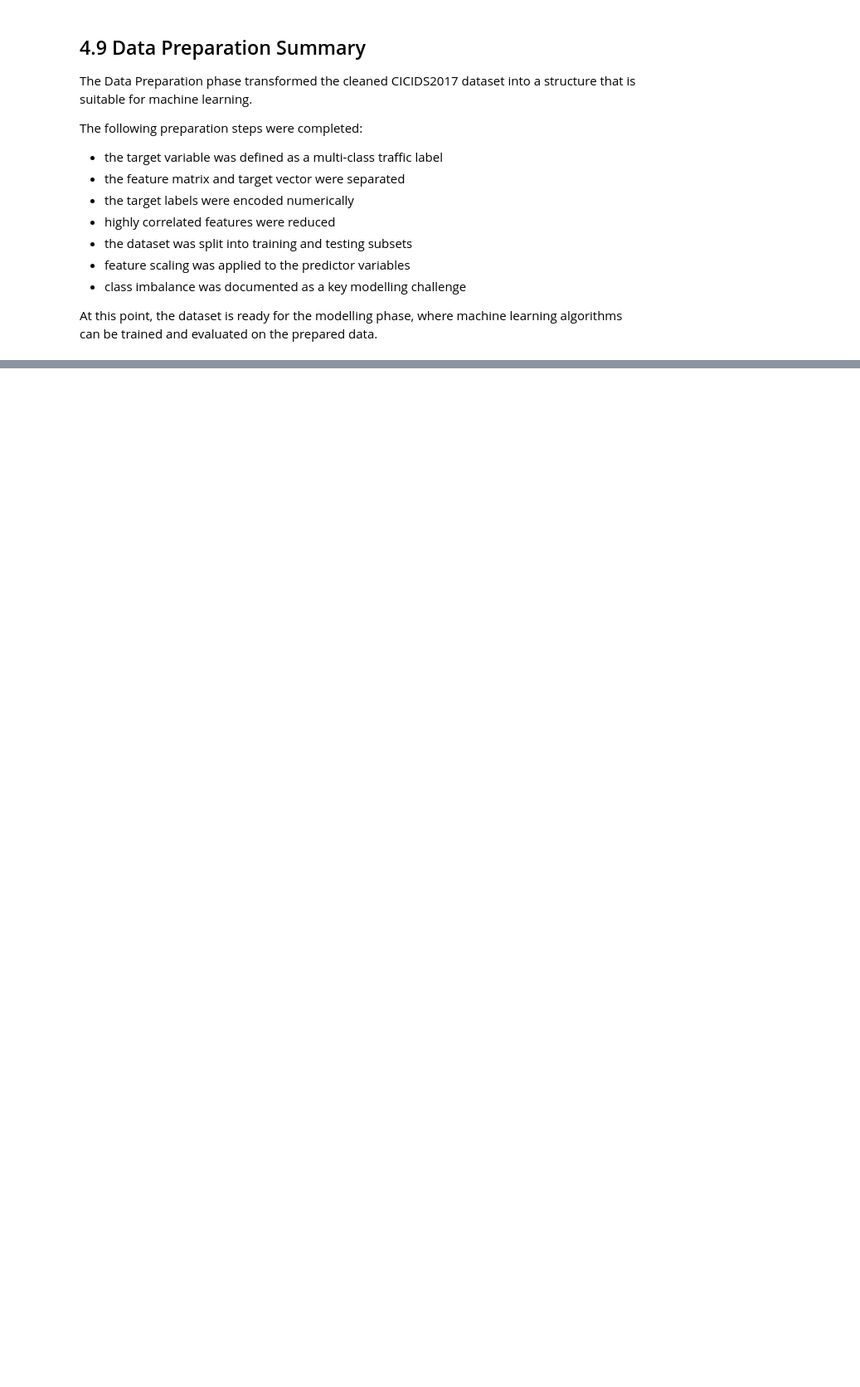
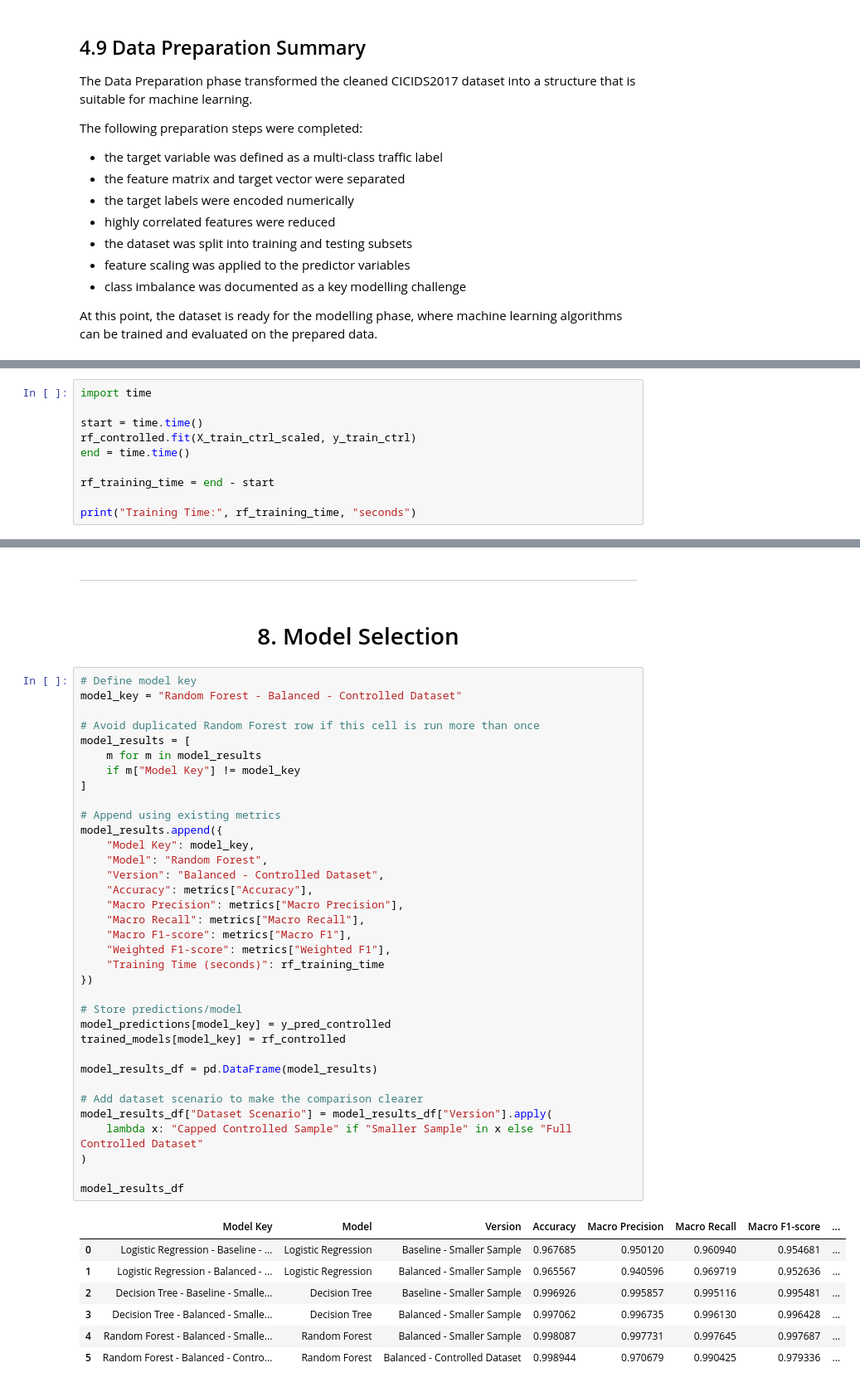
Before and after one commit to Thiago2022161/IDS-CA2-Thiago, a Jupyter notebook: IDS_CA2.ipynb, the cells around one changed output, grey strips where cells are left out. Shown at 83% size. Drawn from its saved outputs; the diff is of its cells as text; blank space fills up the shorter version.

```diff
--- a/IDS_CA2.ipynb
+++ b/IDS_CA2.ipynb
@@ -1732,0 +1444,10 @@ The controlled multiclass approach helped reduce instability caused by extremely
+# %%
+import time
+
+start = time.time()
+rf_controlled.fit(X_train_ctrl_scaled, y_train_ctrl)
+end = time.time()
+
+rf_training_time = end - start
+
+print("Training Time:", rf_training_time, "seconds")
@@ -1732,0 +2177,47 @@ The controlled multiclass approach helped reduce instability caused by extremely
+# %% [markdown]
+---
+# %% [markdown]
+<h1 style="text-align: center;">8. Model Selection</h3>
+# %%
+# Define model key
+model_key = "Random Forest - Balanced - Controlled Dataset"
+
+# Avoid duplicated Random Forest row if this cell is run more than once
+model_results = [
+    m for m in model_results
+    if m["Model Key"] != model_key
+]
+
+# Append using existing metrics
+model_results.append({
+    "Model Key": model_key,
+    "Model": "Random Forest",
+    "Version": "Balanced - Controlled Dataset",
+    "Accuracy": metrics["Accuracy"],
+    "Macro Precision": metrics["Macro Precision"],
+    "Macro Recall": metrics["Macro Recall"],
+    "Macro F1-score": metrics["Macro F1"],
+    "Weighted F1-score": metrics["Weighted F1"],
+    "Training Time (seconds)": rf_training_time
+})
+
+# Store predictions/model
+model_predictions[model_key] = y_pred_controlled
+trained_models[model_key] = rf_controlled
+
+model_results_df = pd.DataFrame(model_results)
+
+# Add dataset scenario to make the comparison clearer
+model_results_df["Dataset Scenario"] = model_results_df["Version"].apply(
+    lambda x: "Capped Controlled Sample" if "Smaller Sample" in x else "Full Controlled Dataset"
+)
+
+model_results_df
+# %% [output]
+|  | Model Key | Model | Version | Accuracy | Macro Precision | Macro Recall | Macro F1-score | ... |
+| 0 | Logistic Regression - Baseline - ... | Logistic Regression | Baseline - Smaller Sample | 0.967685 | 0.950120 | 0.960940 | 0.954681 | ... |
+| 1 | Logistic Regression - Balanced - ... | Logistic Regression | Balanced - Smaller Sample | 0.965567 | 0.940596 | 0.969719 | 0.952636 | ... |
+| 2 | Decision Tree - Baseline - Smalle... | Decision Tree | Baseline - Smaller Sample | 0.996926 | 0.995857 | 0.995116 | 0.995481 | ... |
+| 3 | Decision Tree - Balanced - Smalle... | Decision Tree | Balanced - Smaller Sample | 0.997062 | 0.996735 | 0.996130 | 0.996428 | ... |
+| 4 | Random Forest - Balanced - Smalle... | Random Forest | Balanced - Smaller Sample | 0.998087 | 0.997731 | 0.997645 | 0.997687 | ... |
+| 5 | Random Forest - Balanced - Contro... | Random Forest | Balanced - Controlled Dataset | 0.998944 | 0.970679 | 0.990425 | 0.979336 | ... |
```
Also changed, not shown: parts of 154 cells of this notebook.
